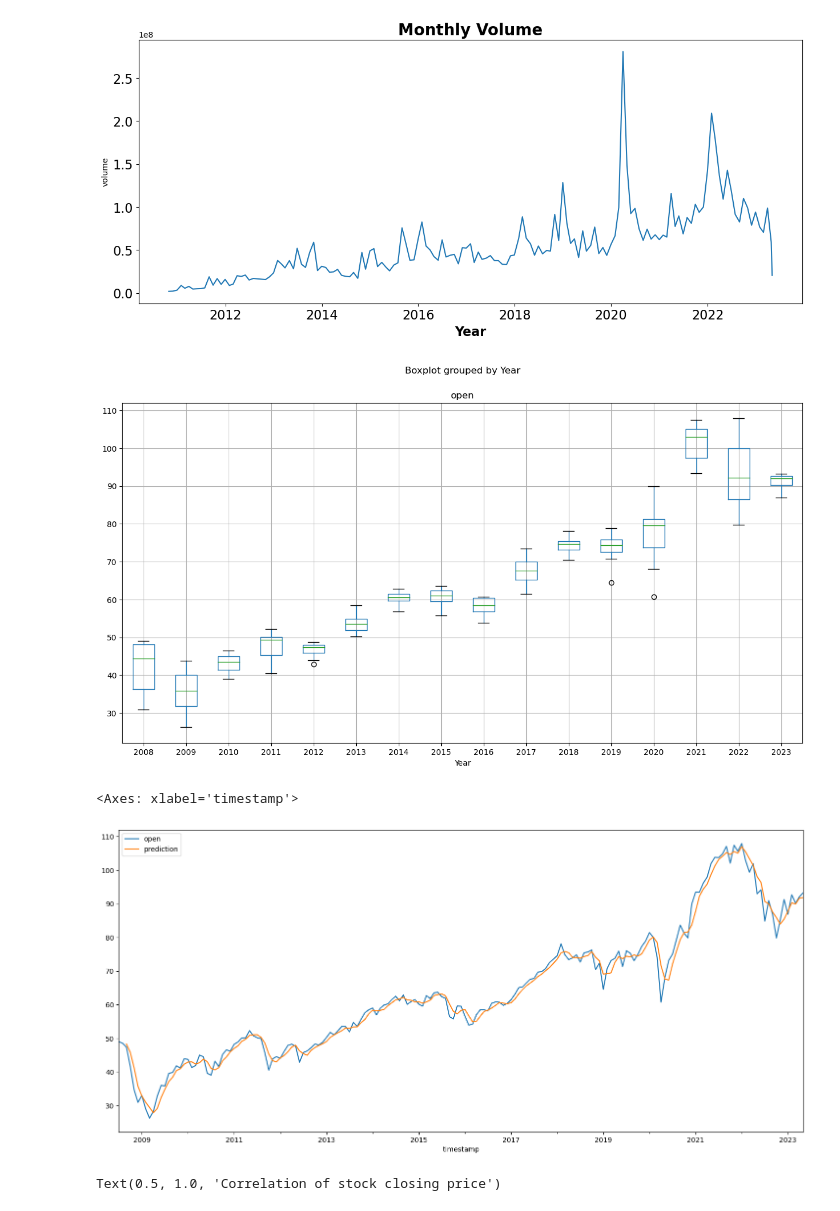
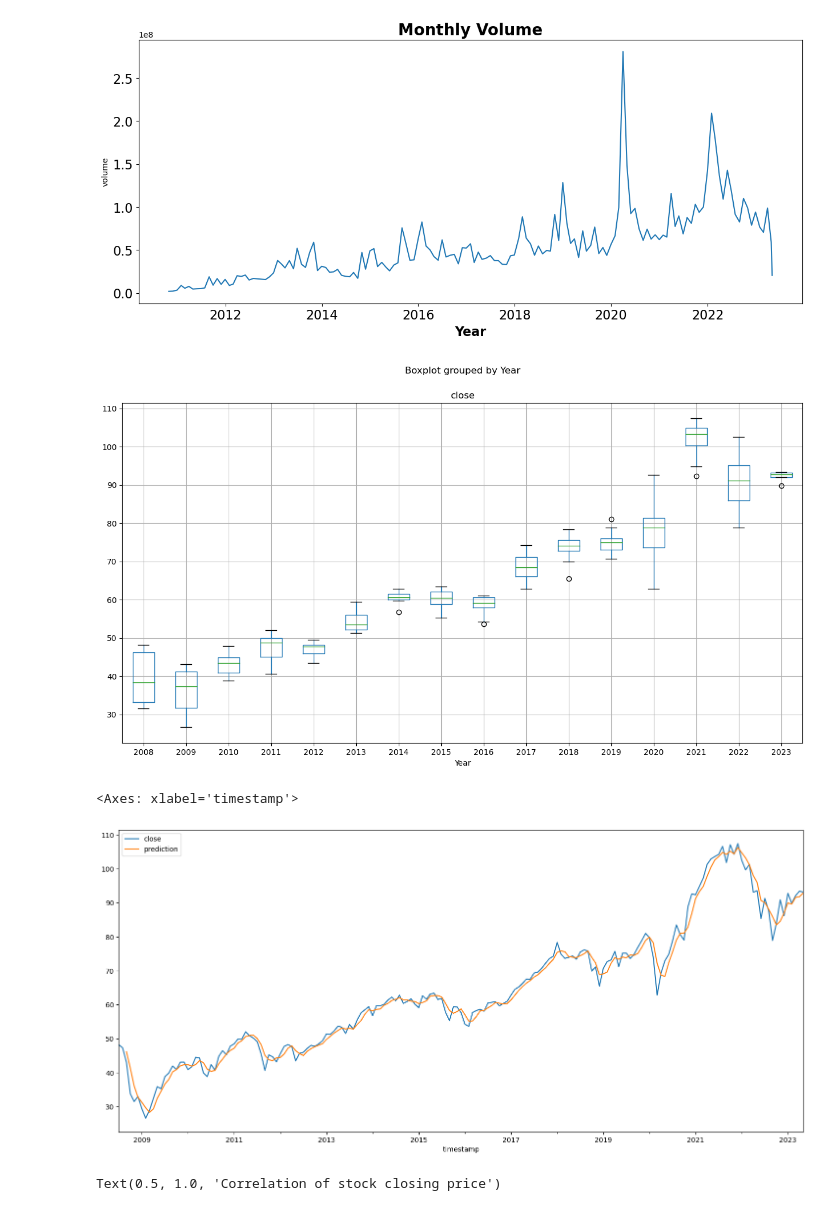
Before and after one commit to MatosMAN2022/LFD_Final, a Jupyter notebook: Learning from Data Final Assignment .ipynb, the cells around one changed output. Saved outputs shown, nothing was run; the diff lists cells and outputs as text; code cells hidden in the pictures.

```diff
--- a/Learning from Data Final Assignment .ipynb
+++ b/Learning from Data Final Assignment .ipynb
@@ -681,13 +681,13 @@ plt.tick_params(axis='x', which='major', labelsize=16)
 # %% [output]
 [figure]
 # %%
-valdats.boxplot(column = 'open', by = 'Year', figsize = (15,8))
+valdats.boxplot(column = 'close', by = 'Year', figsize = (15,8))
 plt.show()
 # %% [output]
-[figure, old version]
+[figure, new version]
 # %%
 # Aggregating the Time Series to a monthly scaled index
-y = valdats[['timestamp','open']].copy()
+y = valdats[['timestamp','close']].copy()
 y.set_index('timestamp', inplace=True)
 y.index = pd.to_datetime(y.index)
 y = y.resample('1M').mean()
@@ -699,7 +699,7 @@ y['prediction'] = y.rolling(window=3).mean()
 y.plot(figsize=(18,8))
 # %% [output]
 <Axes: xlabel='timestamp'>
-[figure, old version]
+[figure, new version]
 # %%
 plt.figure(figsize=(12, 10))
 
```
Also changed, not shown: parts of 11 cells of this notebook.
